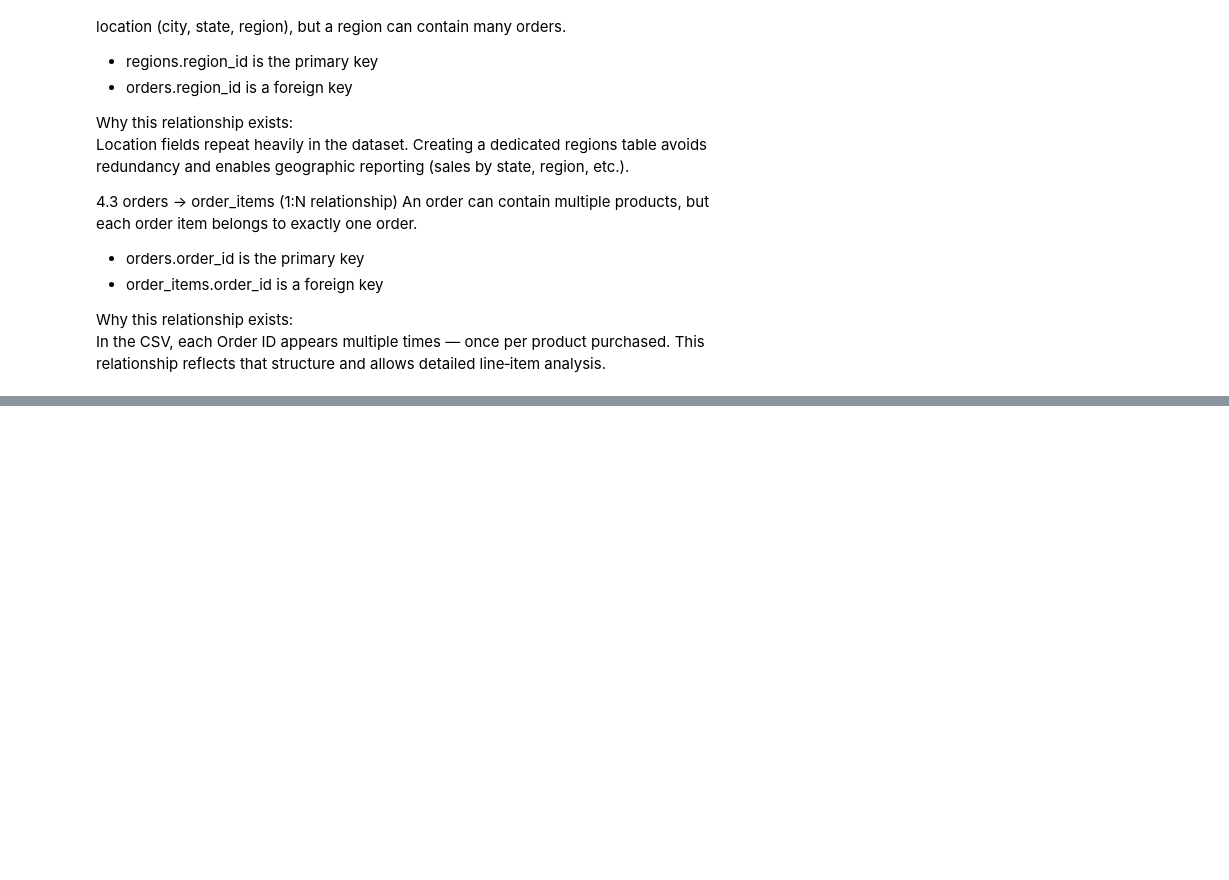
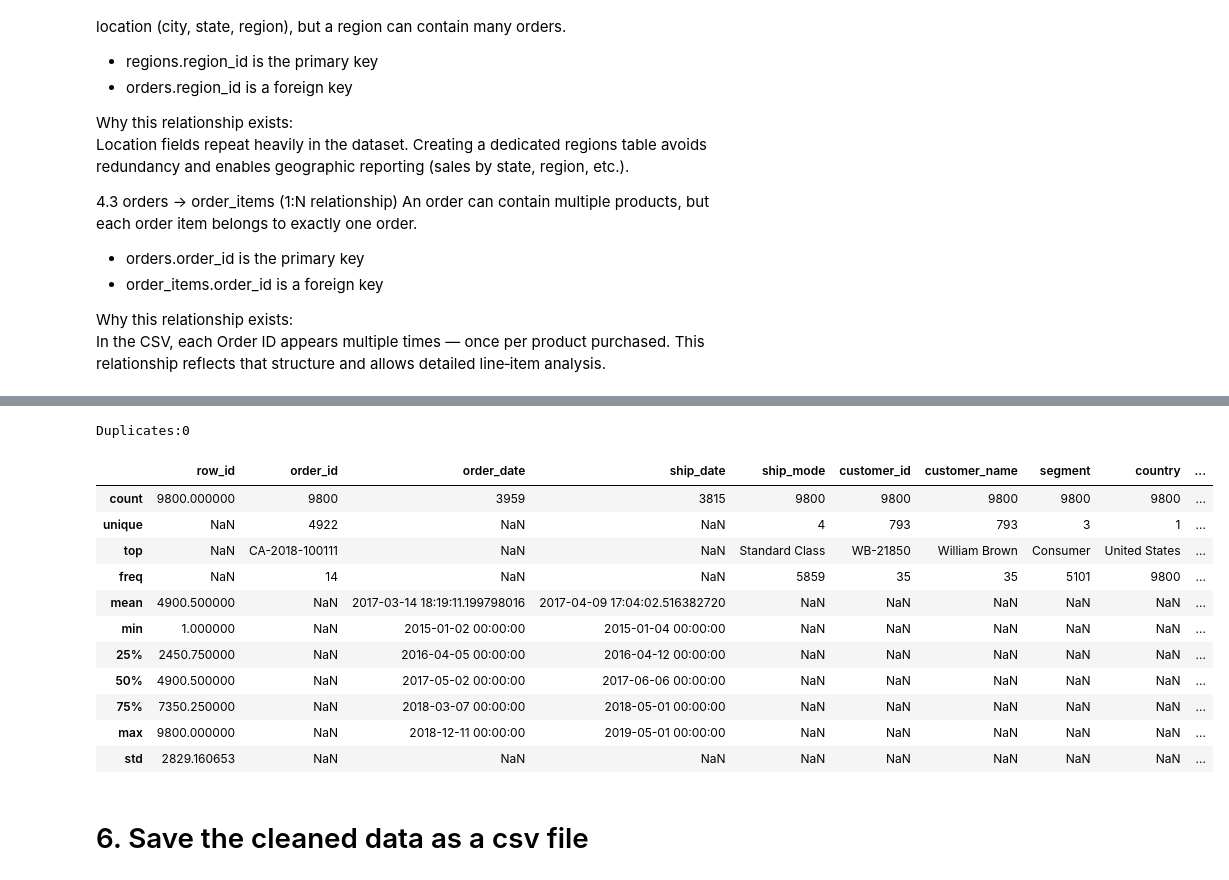
Before and after one commit to Faissen/superstore_project, a Jupyter notebook: ETL_notebok.ipynb, the cells around one changed output, grey strips where cells are left out. Saved outputs shown, nothing was run; the diff lists cells and outputs as text; code cells hidden in the pictures; blank space fills up the shorter version.

Commit message:
Tretated null-values, data types and imported cleaned csv file

```diff
--- a/ETL_notebok.ipynb
+++ b/ETL_notebok.ipynb
@@ -176,0 +191,3 @@ In the CSV, each Order ID appears multiple times — once per product purchased.
+# %%
+cleaner = DataCleaner() # Create an instance of the DataCleaner class
+superstore_cleaned = cleaner.clean_data(superstore_df) # Clean the data using the clean_data method
@@ -176,0 +299,42 @@ In the CSV, each Order ID appears multiple times — once per product purchased.
+# %%
+print(f"Duplicates:{superstore_cleaned.duplicated().sum()}")
+# %% [output]
+Duplicates:0
+# %%
+#Create a function to update missing postal codes based on city
+def update_postal_code(df, row):
+     # If the postal code is missing
+     if pd.isna(row["postal_code"]):
+         city = row["city"] # Postal codes existing for the same city
+         codes = df.loc[df["city"] == city, "postal_code"].dropna() # Get postal codes for the same city, excluding NaN values
+         if len(codes) > 0: # If there are postal codes available for the city
+            return codes.mode()[0] # Use the most common postal code (mode)
+         else: # Fallback if the city has no known postal codes
+            return 00000
+     else: # If the postal code already exists, keep it
+        return row["postal_code"]
+
+#Update missing postal codes in the cleaned dataframe
+superstore_cleaned["postal_code"] = superstore_cleaned.apply(
+    lambda row: update_postal_code(superstore_cleaned, row), axis=1
+    ) # Apply the function row-wise
+# %%
+# Convert postal codes to integer type after replacing missing values
+superstore_cleaned['postal_code'] = superstore_cleaned['postal_code'].astype(int)
+# %%
+superstore_cleaned.describe(include='all')
+# %% [output]
+|  | row_id | order_id | order_date | ship_date | ship_mode | customer_id | customer_name | segment | country | ... |
+| count | 9800.000000 | 9800 | 3959 | 3815 | 9800 | 9800 | 9800 | 9800 | 9800 | ... |
+| unique | NaN | 4922 | NaN | NaN | 4 | 793 | 793 | 3 | 1 | ... |
+| top | NaN | CA-2018-100111 | NaN | NaN | Standard Class | WB-21850 | William Brown | Consumer | United States | ... |
+| freq | NaN | 14 | NaN | NaN | 5859 | 35 | 35 | 5101 | 9800 | ... |
+| mean | 4900.500000 | NaN | 2017-03-14 18:19:11.199798016 | 2017-04-09 17:04:02.516382720 | NaN | NaN | NaN | NaN | NaN | ... |
+| min | 1.000000 | NaN | 2015-01-02 00:00:00 | 2015-01-04 00:00:00 | NaN | NaN | NaN | NaN | NaN | ... |
+| 25% | 2450.750000 | NaN | 2016-04-05 00:00:00 | 2016-04-12 00:00:00 | NaN | NaN | NaN | NaN | NaN | ... |
+| 50% | 4900.500000 | NaN | 2017-05-02 00:00:00 | 2017-06-06 00:00:00 | NaN | NaN | NaN | NaN | NaN | ... |
+| 75% | 7350.250000 | NaN | 2018-03-07 00:00:00 | 2018-05-01 00:00:00 | NaN | NaN | NaN | NaN | NaN | ... |
+| max | 9800.000000 | NaN | 2018-12-11 00:00:00 | 2019-05-01 00:00:00 | NaN | NaN | NaN | NaN | NaN | ... |
+| std | 2829.160653 | NaN | NaN | NaN | NaN | NaN | NaN | NaN | NaN | ... |
+# %% [markdown]
+# 6. Save the cleaned data as a csv file
```
Also changed, not shown: parts of 15 cells of this notebook, 1 other file.
